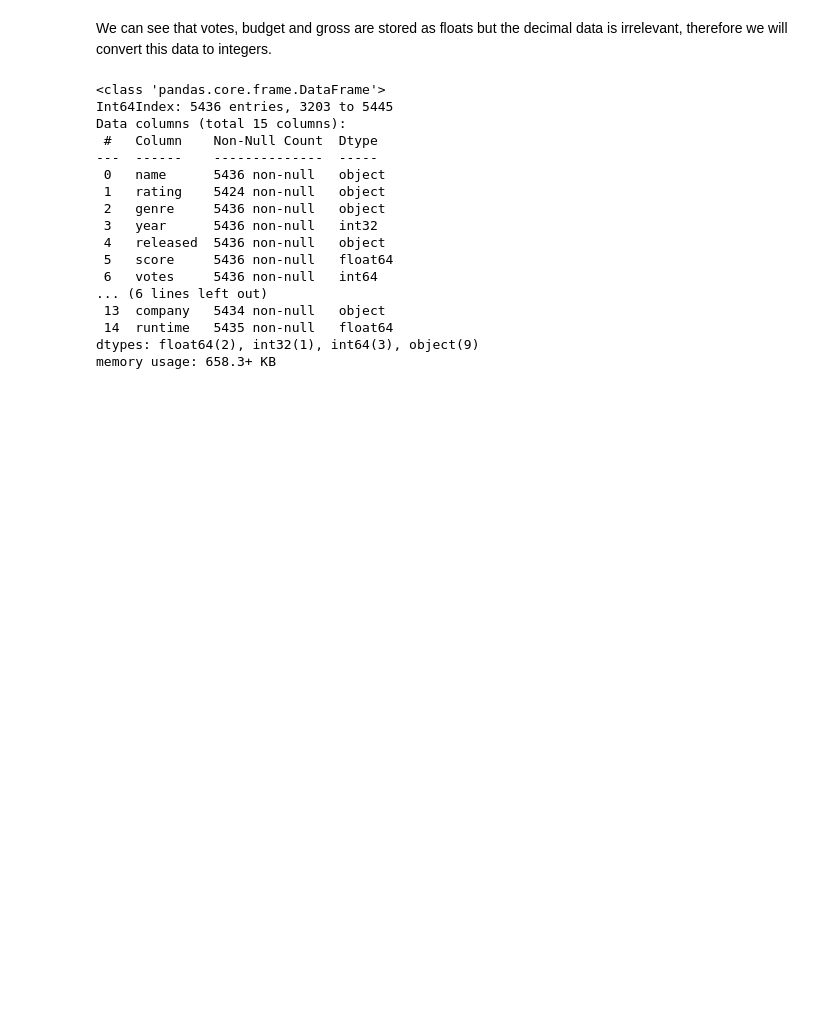
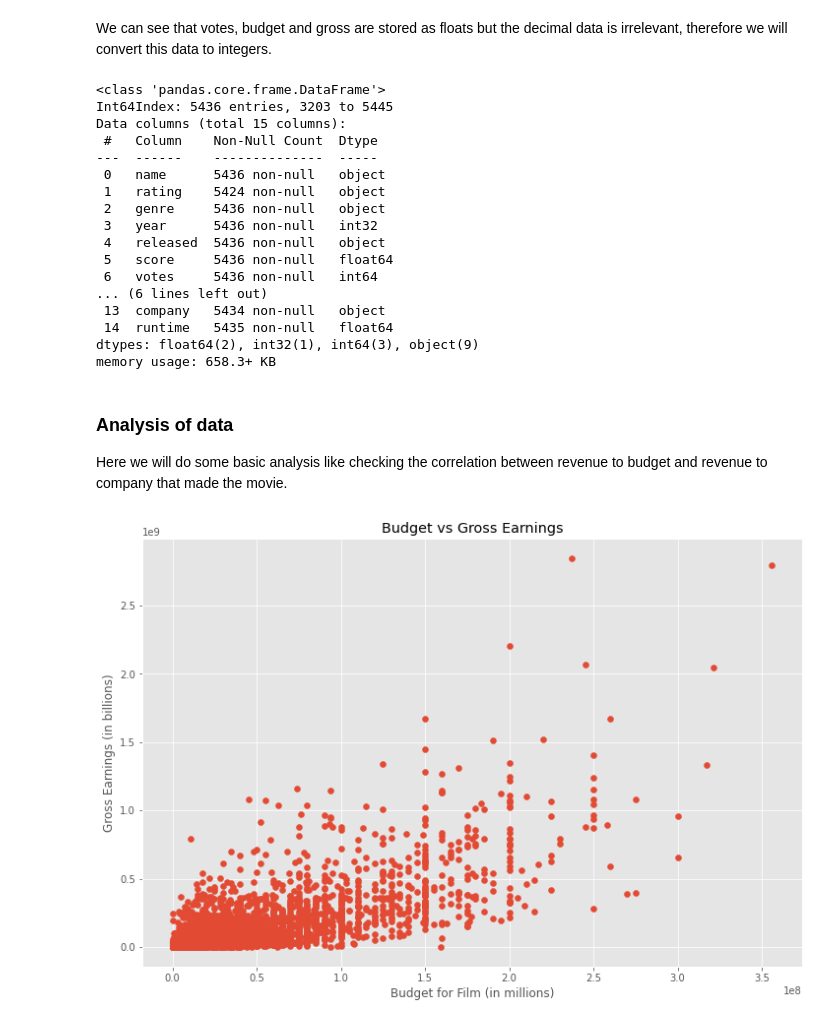
Before and after one commit to DanielContreras/Movie-Industry-Analysis, a Jupyter notebook: source/analysis.ipynb, the cells around one changed output. Cells and saved outputs as stored; diff of their text form; code cells hidden in the pictures; blank space fills up the shorter version.

Commit message:
Add our basic correlation analysis back in mean-time

```diff
--- a/source/analysis.ipynb
+++ b/source/analysis.ipynb
@@ -133,3 +133,17 @@ Data columns (total 15 columns):
  14  runtime   5435 non-null   float64
 dtypes: float64(2), int32(1), int64(3), object(9)
 memory usage: 658.3+ KB
+# %% [markdown]
+### Analysis of data
+
+Here we will do some basic analysis like checking the correlation between revenue to budget and revenue to company that made the movie.
+# %%
+# Budget vs Gross (scatter plot)
+
+plt.scatter(x=df_tmp['budget'], y=df_tmp['gross'])
+plt.title('Budget vs Gross Earnings')
+plt.xlabel('Budget for Film (in millions)')
+plt.ylabel('Gross Earnings (in billions)')
+plt.show()
+# %% [output]
+[figure, added]
```
Also changed, not shown: parts of 7 cells of this notebook.
